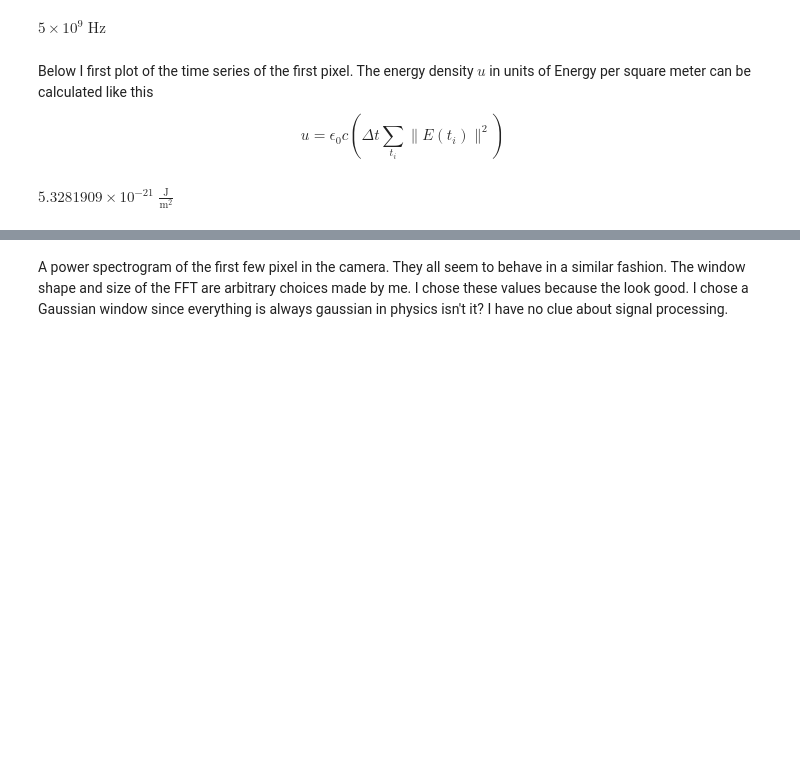
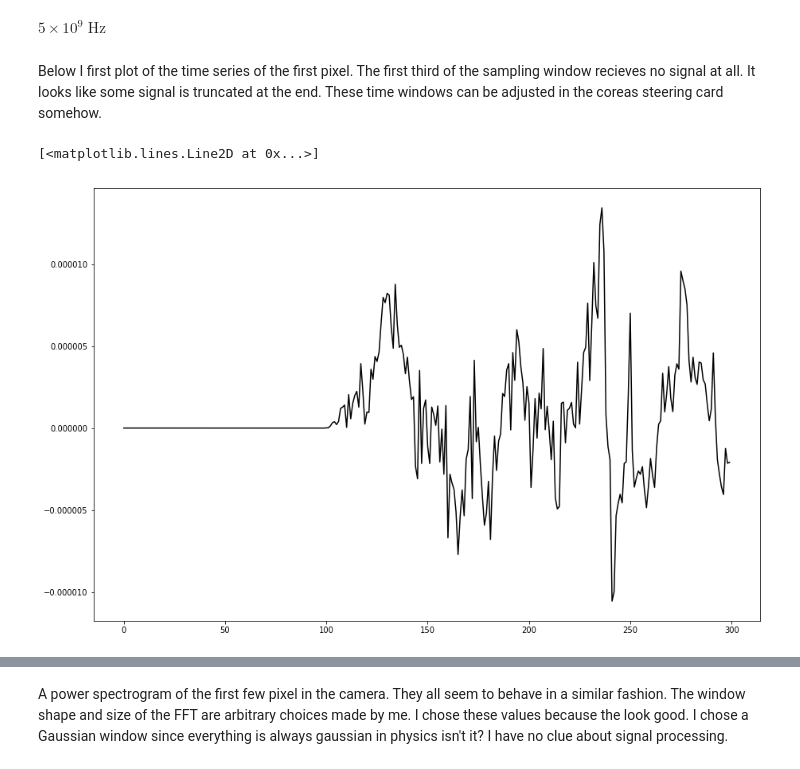
Before and after one commit to imaging-atmospheric-radio-telescope/imaging_atmospheric_radio_telescope, a Jupyter notebook: notebooks/frequency_spectra.ipynb, the cells around one changed output, grey strips where cells are left out. Saved outputs shown, nothing was run; the diff lists cells and outputs as text; code cells hidden in the pictures; blank space fills up the shorter version.

```diff
--- a/notebooks/frequency_spectra.ipynb
+++ b/notebooks/frequency_spectra.ipynb
@@ -47,25 +52,3 @@ event_duration = sample_duration * event.raw_image_sensor_response.number_time_s
 sampling_frequency
 # %% [output]
 $5 \times 10^{9} \; \mathrm{Hz}$
-# %% [markdown]
-Below I first plot of the time series of the first pixel. The energy density $u$ in units of Energy per square meter can be calculated like this
-$$
-u = \epsilon_0 c \left( \Delta t \sum_{t_i} \|E(t_i)\|^2 \right)
-$$
-# %%
-from astropy import constants as const
-
-
-north = event.raw_image_sensor_response.north[0, :]
-west = event.raw_image_sensor_response.west[0, :]
-vertical = event.raw_image_sensor_response.vertical[0, :]
-
-E = np.vstack([north, west, vertical])
-
-E_abs = np.linalg.norm(E, axis=0) * u.Unit('V/m')
-
-
-density = const.c * const.eps0 * sample_duration * np.sum(E_abs**2)
-density.to('Joule/m^2')
-# %% [output]
-$5.3281909 \times 10^{-21} \; \mathrm{\frac{J}{m^{2}}}$
@@ -74 +55,8 @@ E_abs = np.linalg.norm
+# %% [markdown]
+Below I first plot of the time series of the first pixel. The first third of the sampling window recieves no signal at all. It looks like some signal is truncated at the end. These time windows can be adjusted in the coreas steering card somehow.
+# %%
+plt.plot(event.raw_image_sensor_response.north[0,:], color='black')
+# %% [output]
+[<matplotlib.lines.Line2D at 0x...>]
+[figure, added]
 # %% [markdown]
```
Also changed, not shown: parts of 13 cells of this notebook.
